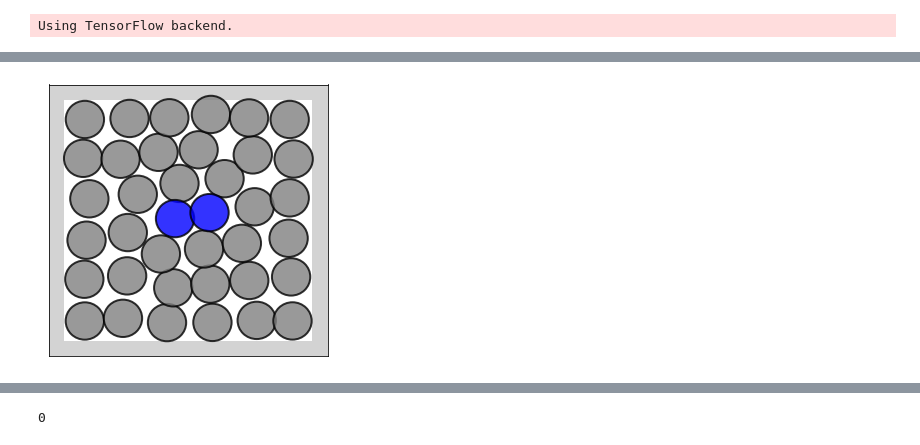
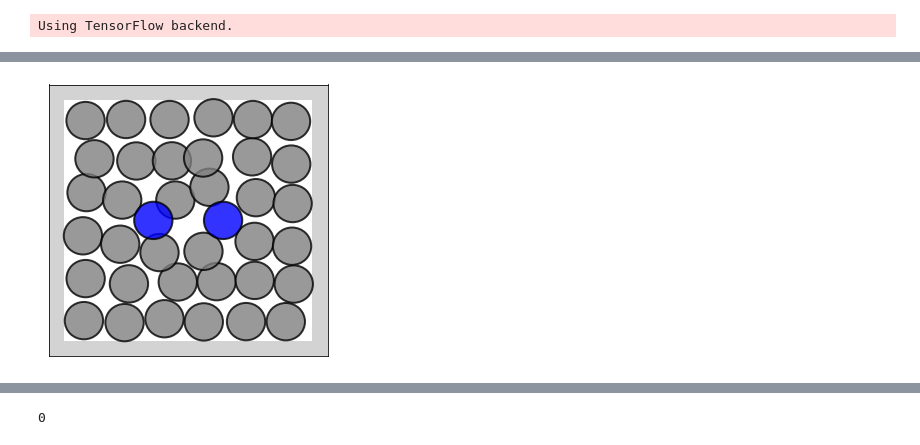
Before and after one commit to mohit2909/Boltzman_Generators, a Jupyter notebook: notebooks/RNADELoader.ipynb, the cells around one changed output, grey strips where cells are left out. Drawn from its saved outputs; the diff is of its cells as text; code cells hidden in the pictures.

```diff
--- a/notebooks/RNADELoader.ipynb
+++ b/notebooks/RNADELoader.ipynb
@@ -185,5 +363,5 @@ train_loader = torch.utils.data.DataLoader(train_set, batch_size=batch_size, shu
 # %%
-md.draw_config(PredictedConfig[5], dimercolor='blue', alpha=0.8)
+md.draw_config(PredictedConfig[10], dimercolor='blue', alpha=0.8)
 # %% [output]
-[figure, old version]
+[figure, new version]
 # %%
```
Also changed, not shown: parts of 23 cells of this notebook, 8 other files.
